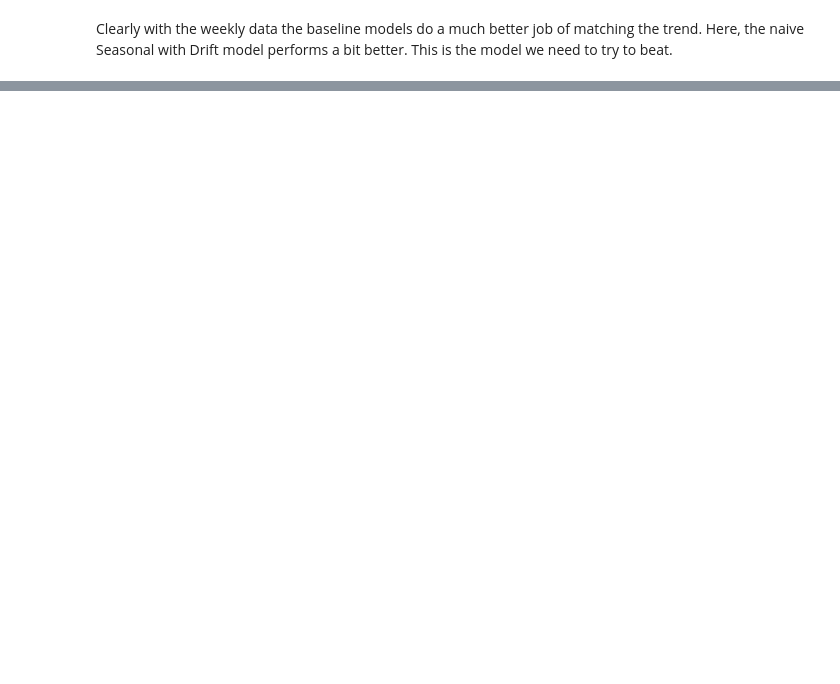
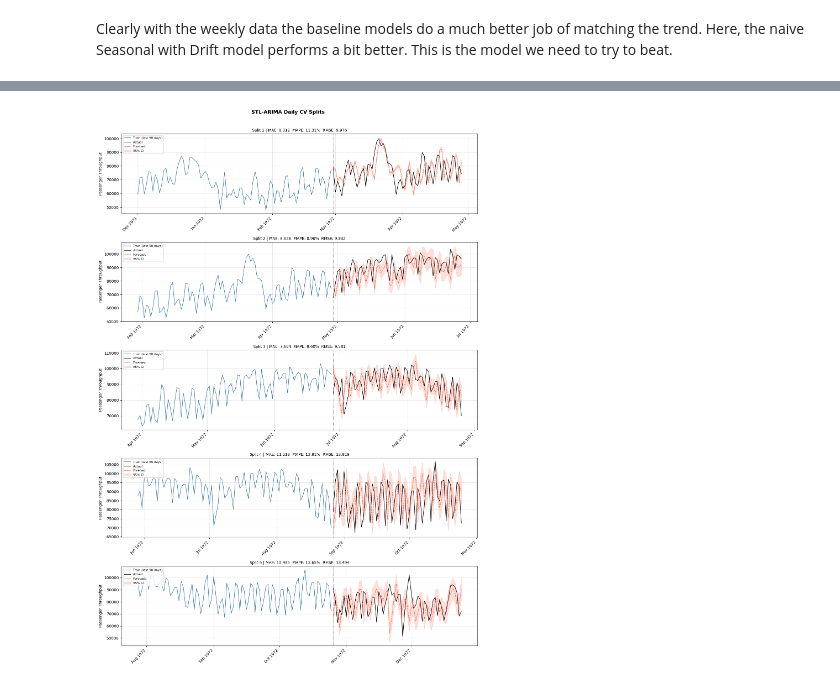
Before and after one commit to Erdos-Projects/spring-2026-busy-airports, a Jupyter notebook: busy_airports.ipynb, the cells around one changed output, grey strips where cells are left out. Cells and saved outputs as stored; diff of their text form; code cells hidden in the pictures; blank space fills up the shorter version.

Commit message:
updated busy_airports notebook with the STLArima Daily model

```diff
--- a/busy_airports.ipynb
+++ b/busy_airports.ipynb
@@ -312,0 +317,4 @@ Clearly with the weekly data the baseline models do a much better job of matchin
+# %%
+#creating splits
+from busy_airports.data_splits import make_rolling_splits, make_rolling_splits_weekly
+splits_d = make_rolling_splits(ord_daily_train, date_col='datetime', n_splits=5, step_days=60)
@@ -312,0 +452,71 @@ Clearly with the weekly data the baseline models do a much better job of matchin
+# %%
+import matplotlib.dates as mdates
+
+fig, axes = plt.subplots(len(splits_d), 1, figsize=(14, 4 * len(splits_d)))
+axes = axes if hasattr(axes, '__len__') else [axes]  # handle single split edge case
+
+for i, (train_idx, test_idx) in enumerate(splits_d):
+    ax = axes[i]
+
+    if len(test_idx) == 0:
+        print(f"Split {i+1}: empty test set, skipping")
+        ax.set_visible(False)
+        continue
+
+    train = ord_daily_train.iloc[train_idx].copy()
+    test  = ord_daily_train.iloc[test_idx].copy()
+    n_forecast = len(test_idx)
+
+    model = STLArima(season_length=365, arima_order=(p,d,q), seasonal_order=(P,D,Q,s))
+    model.fit(train['total_passenger_throughput'])
+    forecasts, lower_bound, upper_bound = model.forecast(n_forecast)
+
+    actuals = test['total_passenger_throughput'].values
+    metrics = evaluate_forecast(actuals, forecasts, model_name=f"Split {i+1}")
+    metrics['split'] = i + 1
+    results_stl_d.append(metrics)
+
+    # --- Plotting ---
+    train_dates = train.index
+    test_dates  = test.index
+
+    # Plot last N days of training data for context
+    context_window = min(90, len(train))
+    ax.plot(train_dates[-context_window:],
+            train['total_passenger_throughput'].values[-context_window:],
+            color='steelblue', label='Train (last 90 days)', linewidth=1.2)
+
+    # Actuals in test window
+    ax.plot(test_dates, actuals,
+            color='black', label='Actual', linewidth=1.2)
+
+    # Forecast
+    ax.plot(test_dates, forecasts,
+            color='tomato', label='Forecast', linewidth=1.2, linestyle='--')
+
+    # 95% Confidence interval
+    ax.fill_between(test_dates, lower_bound, upper_bound,
+                    color='tomato', alpha=0.2, label='95% CI')
+
+    # Vertical line separating train/test
+    ax.axvline(x=test_dates[0], color='gray', linestyle=':', linewidth=1)
+
+    ax.set_title(
+        f"Split {i+1} | MAE: {metrics['mae']:,.0f}  "
+        f"MAPE: {100*metrics['mape']:.2f}%  "
+        f"RMSE: {metrics['rmse']:,.0f}",
+        fontsize=10
+    )
+    ax.xaxis.set_major_formatter(mdates.DateFormatter('%b %Y'))
+    ax.xaxis.set_major_locator(mdates.MonthLocator())
+    plt.setp(ax.xaxis.get_majorticklabels(), rotation=45, ha='right')
+    ax.legend(loc='upper left', fontsize=8)
+    ax.set_ylabel('Passenger Throughput')
+    ax.grid(True, alpha=0.3)
+
+plt.suptitle('STL-ARIMA Daily CV Splits', fontsize=13, fontweight='bold', y=1.01)
+plt.tight_layout()
+#plt.savefig('stl_arima_cv_splits.png', dpi=150, bbox_inches='tight')
+plt.show()
+# %% [output]
+[figure, added]
```
Also changed, not shown: parts of 16 cells of this notebook, 3 other files.
